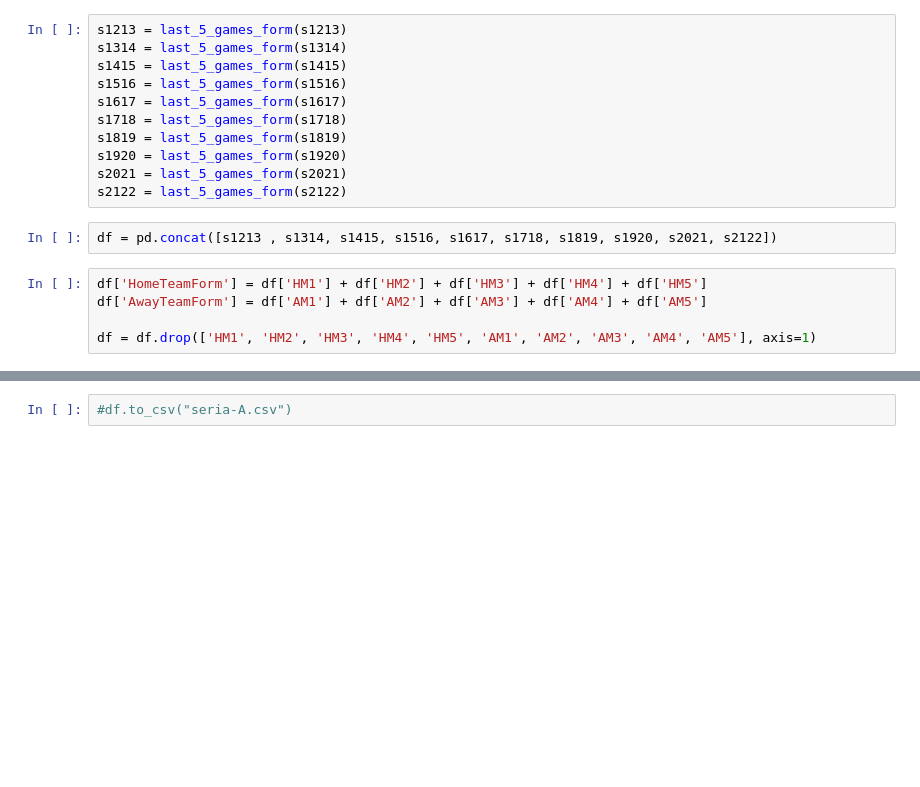
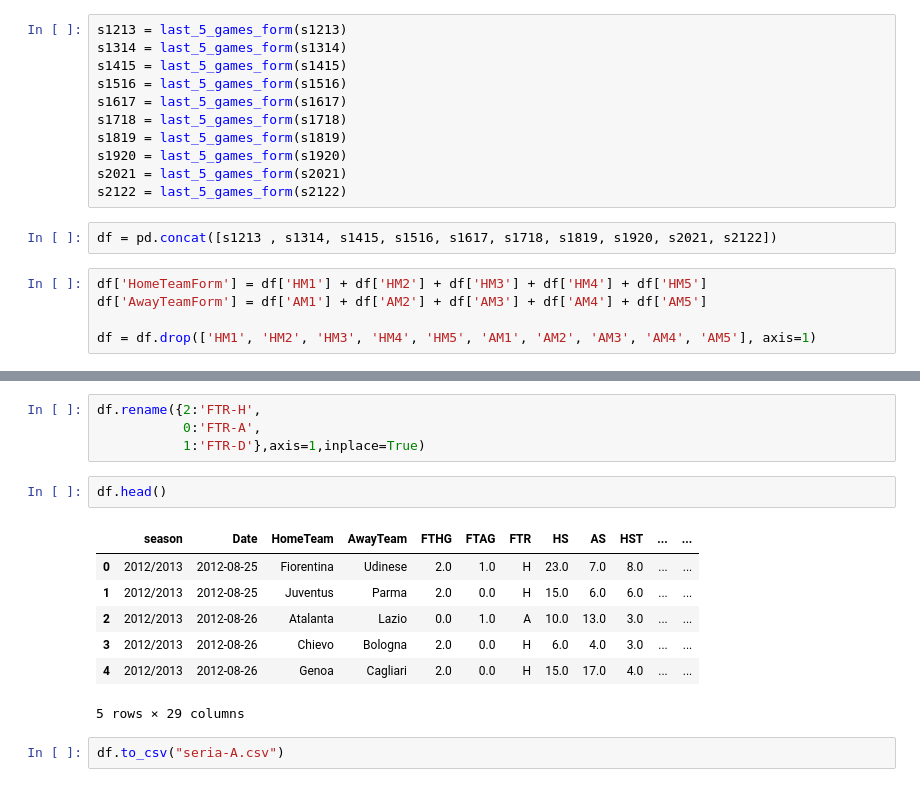
Before and after one commit to georgeanastasiadis/football-match-result-prediction-using-ml-techniques, a Jupyter notebook: feature-enginnering/feature-engineering-serieA.ipynb, the cells around one changed output, grey strips where cells are left out. Saved outputs shown, nothing was run; the diff lists cells and outputs as text; blank space fills up the shorter version.

```diff
--- a/feature-enginnering/feature-engineering-serieA.ipynb
+++ b/feature-enginnering/feature-engineering-serieA.ipynb
@@ -404,2 +412,16 @@ df = df.join(encoder_df)
+# %%
+df.rename({2:'FTR-H',
+           0:'FTR-A',
+           1:'FTR-D'},axis=1,inplace=True)
+# %%
+df.head()
+# %% [output]
+|  | season | Date | HomeTeam | AwayTeam | FTHG | FTAG | FTR | HS | AS | HST | ... | ... |
+| 0 | 2012/2013 | 2012-08-25 | Fiorentina | Udinese | 2.0 | 1.0 | H | 23.0 | 7.0 | 8.0 | ... | ... |
+| 1 | 2012/2013 | 2012-08-25 | Juventus | Parma | 2.0 | 0.0 | H | 15.0 | 6.0 | 6.0 | ... | ... |
+| 2 | 2012/2013 | 2012-08-26 | Atalanta | Lazio | 0.0 | 1.0 | A | 10.0 | 13.0 | 3.0 | ... | ... |
+| 3 | 2012/2013 | 2012-08-26 | Chievo | Bologna | 2.0 | 0.0 | H | 6.0 | 4.0 | 3.0 | ... | ... |
+| 4 | 2012/2013 | 2012-08-26 | Genoa | Cagliari | 2.0 | 0.0 | H | 15.0 | 17.0 | 4.0 | ... | ... |
+5 rows × 29 columns
 # %%
-#df.to_csv("seria-A.csv")
+df.to_csv("seria-A.csv")
```
Also changed, not shown: parts of 5 cells of this notebook, 1 other file.
